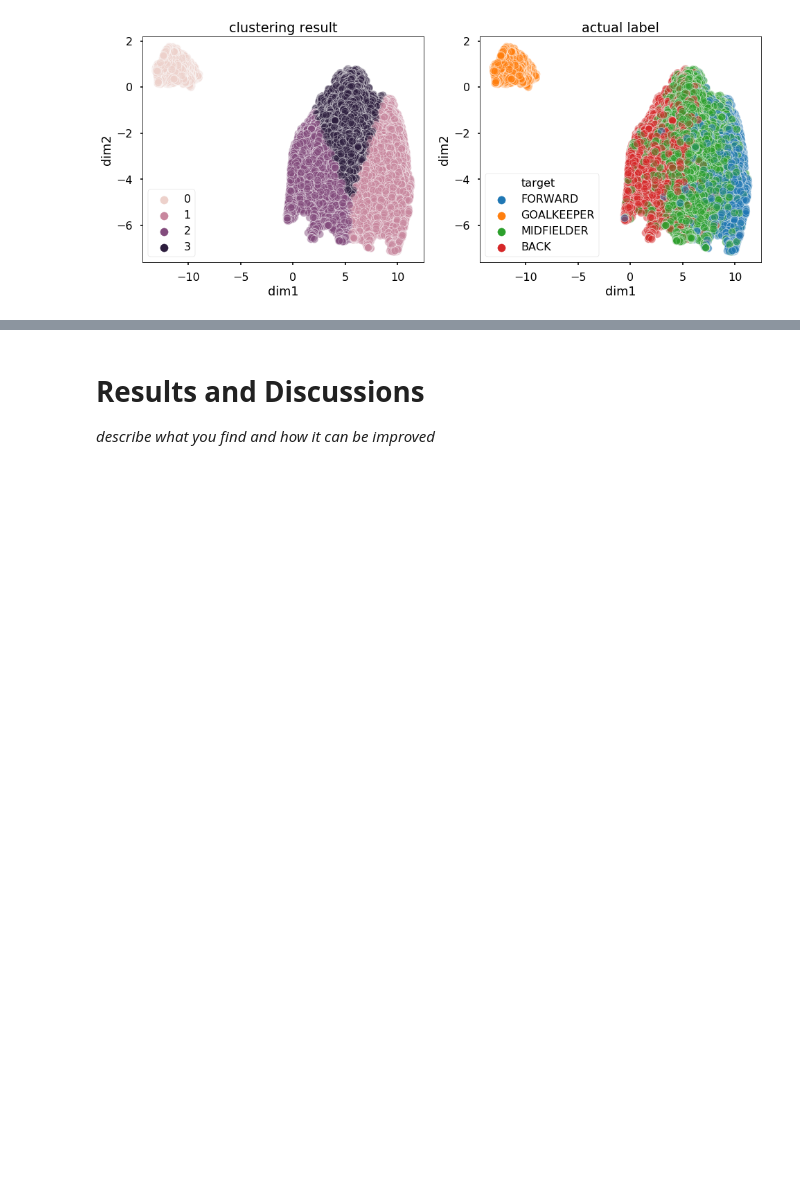
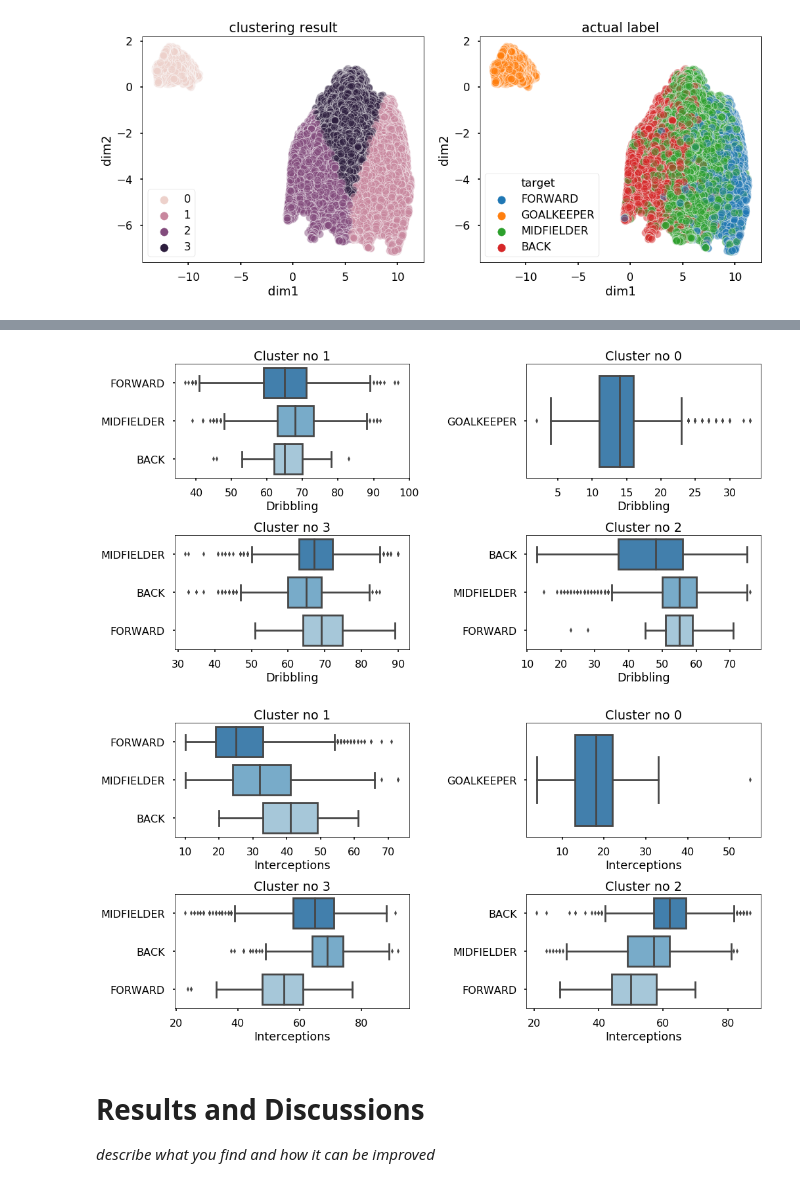
Before and after one commit to elvyna/data-analysis, a Jupyter notebook: jupyter-notebook/2019-02-02 FIFA 2018 players - classification and clustering.ipynb, the cells around one changed output, grey strips where cells are left out. Cells and saved outputs as stored; diff of their text form; code cells hidden in the pictures; blank space fills up the shorter version.

```diff
--- a/jupyter-notebook/2019-02-02 FIFA 2018 players - classification and clustering.ipynb
+++ b/jupyter-notebook/2019-02-02 FIFA 2018 players - classification and clustering.ipynb
@@ -819,3 +866,36 @@ plt.show();
+# %%
+for field in ['Dribbling','Interceptions']:
+    f, ax = plt.subplots(figsize=(16,8), nrows=2, ncols=2)
+    plt.subplots_adjust(hspace=.5, wspace=.5)
+
+    row = 0
+    col = 0
+
+    for cl in df['cluster'].unique():
+        sns.boxplot(
+            data=df.loc[(df['cluster'] == cl)],
+            y='target',
+            x=field,
+            orient='h',
+            palette='tab20c',
+            ax=ax[row][col]
+        )
+
+        ax[row][col].set_title("Cluster no {}".format(cl))
+        ax[row][col].set_xlabel(field)
+        ax[row][col].set_ylabel("")
+
+        if col == 1:
+            row += 1
+            col = 0
+        else:
+            col += 1
+
+    plt.show();
+    print("\n\n")
+# %% [output]
+[figure, added]
+[figure, added]
 # %% [markdown]
 # Results and Discussions
 
```
Also changed, not shown: parts of 23 cells of this notebook.
